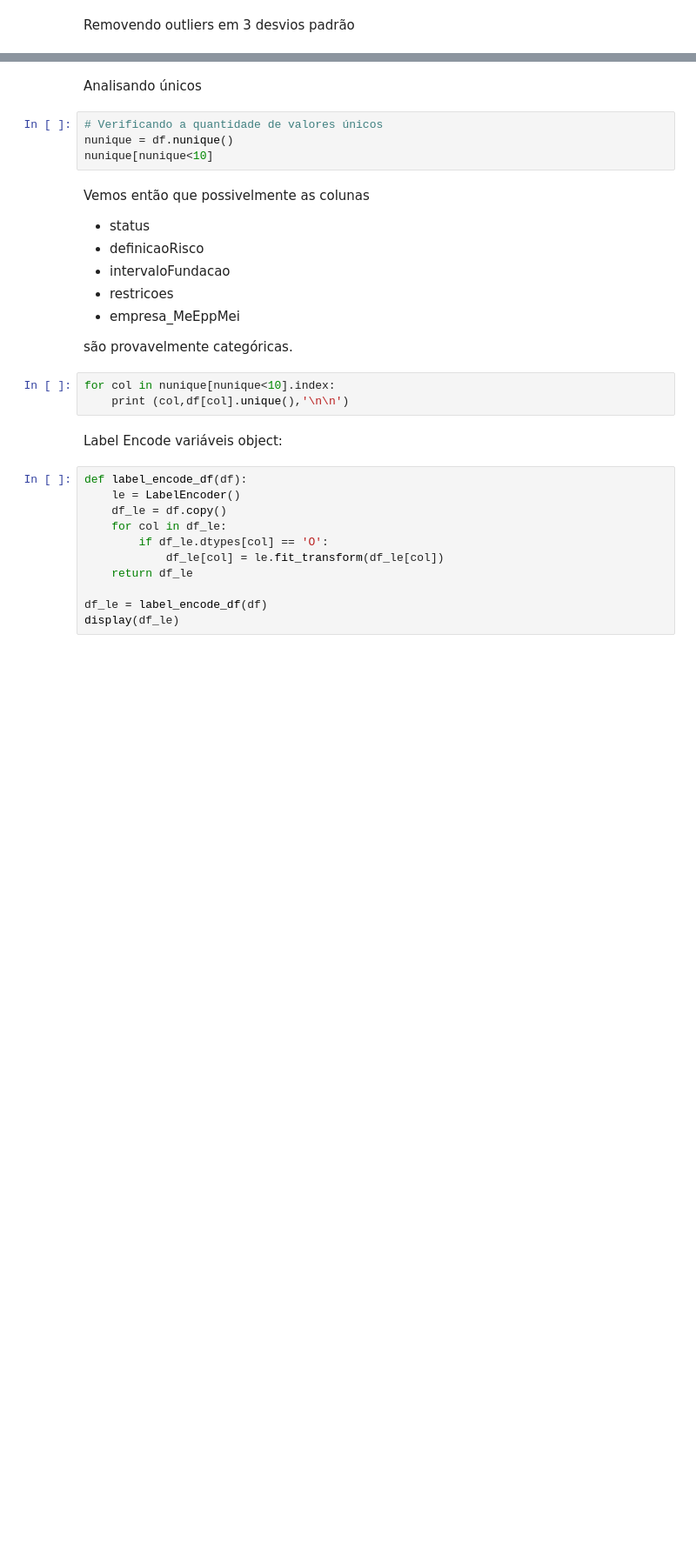
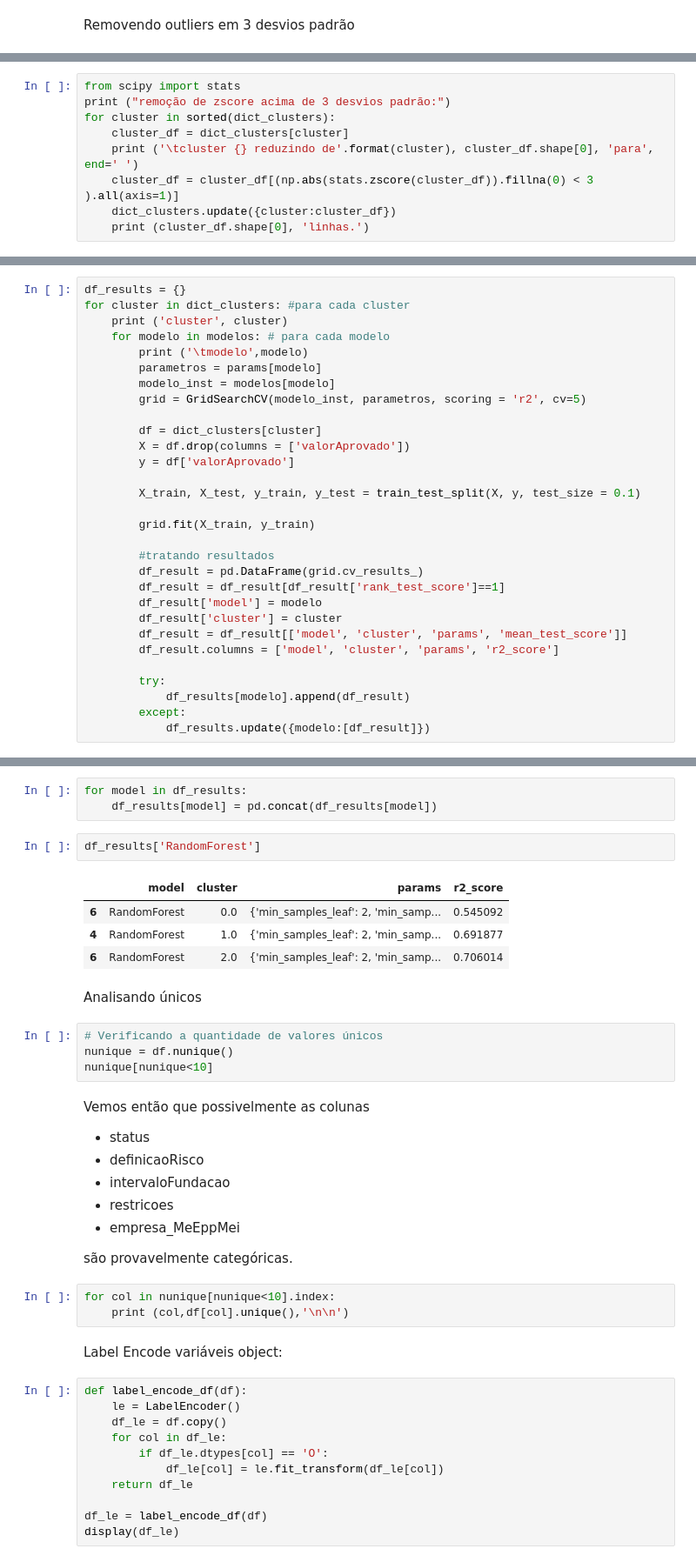
Before and after one commit to diegocmr/bootcamp_ia, a Jupyter notebook: analise_exploratoria.ipynb, the cells around one changed output, grey strips where cells are left out. Shown at 87% size. Cells and saved outputs as stored; diff of their text form; blank space fills up the shorter version.

```diff
--- a/analise_exploratoria.ipynb
+++ b/analise_exploratoria.ipynb
@@ -918,0 +888,9 @@ remover outliers antes de modelo preditivo
+# %%
+from scipy import stats
+print ("remoção de zscore acima de 3 desvios padrão:")
+for cluster in sorted(dict_clusters):
+    cluster_df = dict_clusters[cluster]
+    print ('\tcluster {} reduzindo de'.format(cluster), cluster_df.shape[0], 'para', end=' ')
+    cluster_df = cluster_df[(np.abs(stats.zscore(cluster_df)).fillna(0) < 3 ).all(axis=1)]
+    dict_clusters.update({cluster:cluster_df})
+    print (cluster_df.shape[0], 'linhas.')
@@ -918,0 +927,30 @@ remover outliers antes de modelo preditivo
+# %%
+df_results = {}
+for cluster in dict_clusters: #para cada cluster
+    print ('cluster', cluster)
+    for modelo in modelos: # para cada modelo
+        print ('\tmodelo',modelo)
+        parametros = params[modelo]
+        modelo_inst = modelos[modelo]
+        grid = GridSearchCV(modelo_inst, parametros, scoring = 'r2', cv=5)
+
+        df = dict_clusters[cluster]
+        X = df.drop(columns = ['valorAprovado'])
+        y = df['valorAprovado']
+
+        X_train, X_test, y_train, y_test = train_test_split(X, y, test_size = 0.1)
+
+        grid.fit(X_train, y_train)
+
+        #tratando resultados
+        df_result = pd.DataFrame(grid.cv_results_)
+        df_result = df_result[df_result['rank_test_score']==1]
+        df_result['model'] = modelo
+        df_result['cluster'] = cluster
+        df_result = df_result[['model', 'cluster', 'params', 'mean_test_score']]
+        df_result.columns = ['model', 'cluster', 'params', 'r2_score']
+
+        try:
+            df_results[modelo].append(df_result)
+        except:
+            df_results.update({modelo:[df_result]})
@@ -919,3 +970,13 @@ remover outliers antes de modelo preditivo
+# %%
+for model in df_results:
+    df_results[model] = pd.concat(df_results[model])
+# %%
+df_results['RandomForest']
+# %% [output]
+|  | model | cluster | params | r2_score |
+| 6 | RandomForest | 0.0 | {'min_samples_leaf': 2, 'min_samp... | 0.545092 |
+| 4 | RandomForest | 1.0 | {'min_samples_leaf': 2, 'min_samp... | 0.691877 |
+| 6 | RandomForest | 2.0 | {'min_samples_leaf': 2, 'min_samp... | 0.706014 |
 # %% [markdown]
 Analisando únicos
 # %%
```
Also changed, not shown: parts of 15 cells of this notebook, 5 other files.
